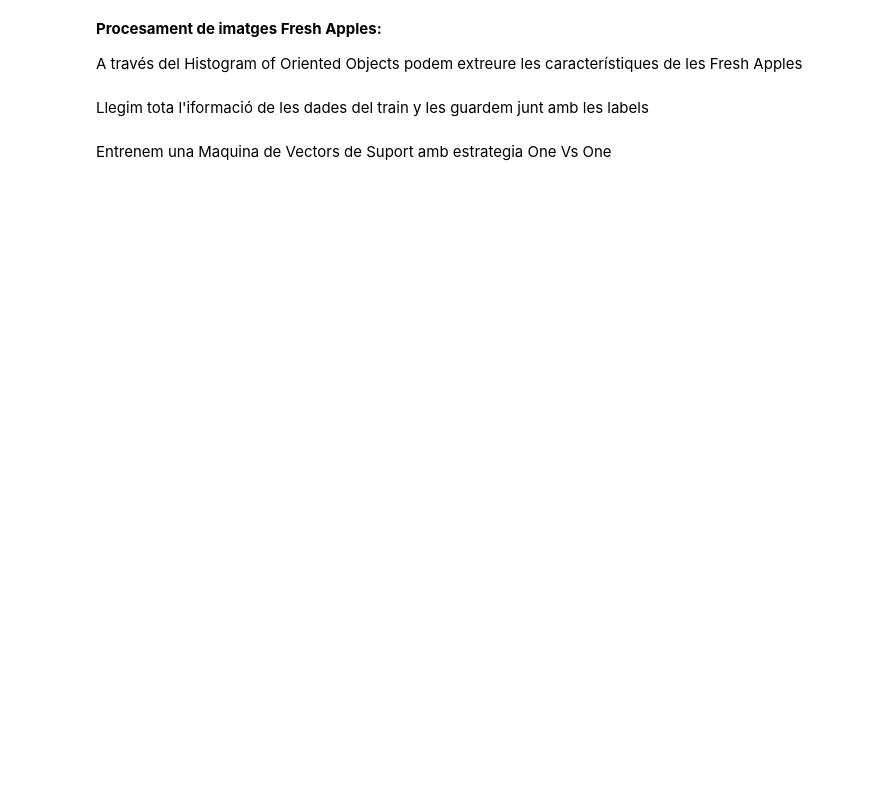
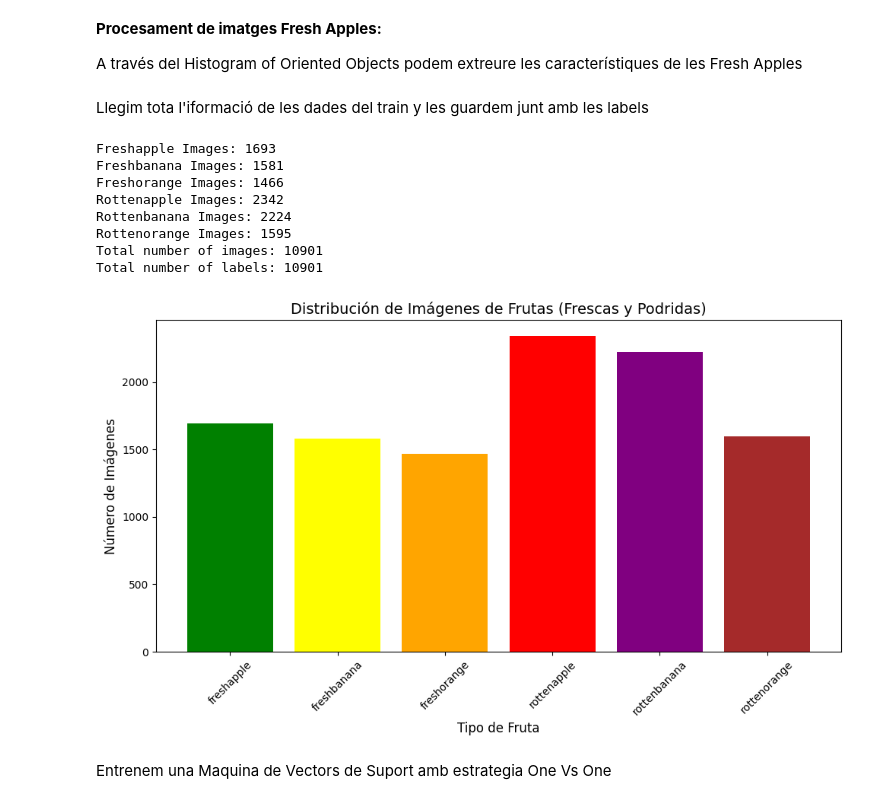
Before and after one commit to Gabriel1634021/Fruit_Classification, a Jupyter notebook: classification.ipynb, the cells around one changed output. Cells and saved outputs as stored; diff of their text form; code cells hidden in the pictures; blank space fills up the shorter version.

```diff
--- a/classification.ipynb
+++ b/classification.ipynb
@@ -59,10 +100,15 @@ A través del Histogram of Oriented Objects podem extreure les característiques
 # %% [markdown]
 Llegim tota l'iformació de les dades del train y les guardem junt amb les labels
 # %%
+import cv2
+import glob
+import numpy as np
+import matplotlib.pyplot as plt
+from skimage.feature import hog
+
 # Inicializar listas globales para características y etiquetas
 data = []
 labels = []
-
 
 # Definir rutas y etiquetas correspondientes
 freshfruits = {
@@ -72,39 +118,77 @@ freshfruits = {
 }
 
 rottenfruits = {
-    "rottenapples": "rottenapples",
+    "rottenapples": "rottenapple",
     "rottenbanana": "rottenbanana",
-    "rottenoranges": "rottenoranges"
+    "rottenoranges": "rottenorange"
+}
+
+# Inicializar contadores para cada categoría
+fruit_counts = {
+    "freshapple": 0,
+    "freshbanana": 0,
+    "freshorange": 0,
+    "rottenapple": 0,
+    "rottenbanana": 0,
+    "rottenorange": 0
 }
 
 # Procesar cada tipo de fruta frescas
 for fruit_folder, label in freshfruits.items():
     folder_path = f".gitignore/dataset/train/{fruit_folder}/*.png"
     for entry in glob.glob(folder_path):
         img = cv2.imread(entry)  # Leer imagen
         resized_img = cv2.resize(img, (64, 32))  # Redimensionar imagen
         gray_img = cv2.cvtColor(resized_img, cv2.COLOR_BGR2GRAY)  # Convertir a escala de grises
         fd = hog(gray_img)  # Calcular características HOG
         data.append(fd)  # Agregar características
         labels.append(label)  # Agregar etiqueta correspondiente
-    print(f"{label.capitalize()} Images: {len(glob.glob(folder_path))}")
-
+        fruit_counts[label] += 1  # Contar imagen por etiqueta
+    print(f"{label.capitalize()} Images: {fruit_counts[label]}")
 
 # Procesar cada tipo de fruta no frescas
 for fruit_folder, label in rottenfruits.items():
     folder_path = f".gitignore/dataset/train/{fruit_folder}/*.png"
     for entry in glob.glob(folder_path):
         img = cv2.imread(entry)  # Leer imagen
         resized_img = cv2.resize(img, (64, 32))  # Redimensionar imagen
         gray_img = cv2.cvtColor(resized_img, cv2.COLOR_BGR2GRAY)  # Convertir a escala de grises
         fd = hog(gray_img)  # Calcular características HOG
         data.append(fd)  # Agregar características
         labels.append(label)  # Agregar etiqueta correspondiente
-    print(f"{label.capitalize()} Images: {len(glob.glob(folder_path))}")
-
+        fruit_counts[label] += 1  # Contar imagen por etiqueta
+    print(f"{label.capitalize()} Images: {fruit_counts[label]}")
 
 # Verificar la longitud de los datos y las etiquetas
 print("Total number of images: " + str(len(data)))
 print("Total number of labels: " + str(len(labels)))
+
+# Datos para el gráfico
+fruit_labels = list(fruit_counts.keys())
+image_counts = list(fruit_counts.values())
+
+# Crear gráfico de barras
+plt.figure(figsize=(10,6))
+plt.bar(fruit_labels, image_counts, color=['green', 'yellow', 'orange', 'red', 'purple', 'brown'])
+
+# Añadir títulos y etiquetas
+plt.title('Distribución de Imágenes de Frutas (Frescas y Podridas)', fontsize=14)
+plt.xlabel('Tipo de Fruta', fontsize=12)
+plt.ylabel('Número de Imágenes', fontsize=12)
+
+# Mostrar el gráfico
+plt.xticks(rotation=45)
+plt.tight_layout()  # Ajusta el diseño para que las etiquetas no se solapen
+plt.show()
+# %% [output]
+Freshapple Images: 1693
+Freshbanana Images: 1581
+Freshorange Images: 1466
+Rottenapple Images: 2342
+Rottenbanana Images: 2224
+Rottenorange Images: 1595
+Total number of images: 10901
+Total number of labels: 10901
+[figure, added]
 # %% [markdown]
 Entrenem una Maquina de Vectors de Suport amb estrategia One Vs One
```
Also changed, not shown: parts of 12 cells of this notebook.
